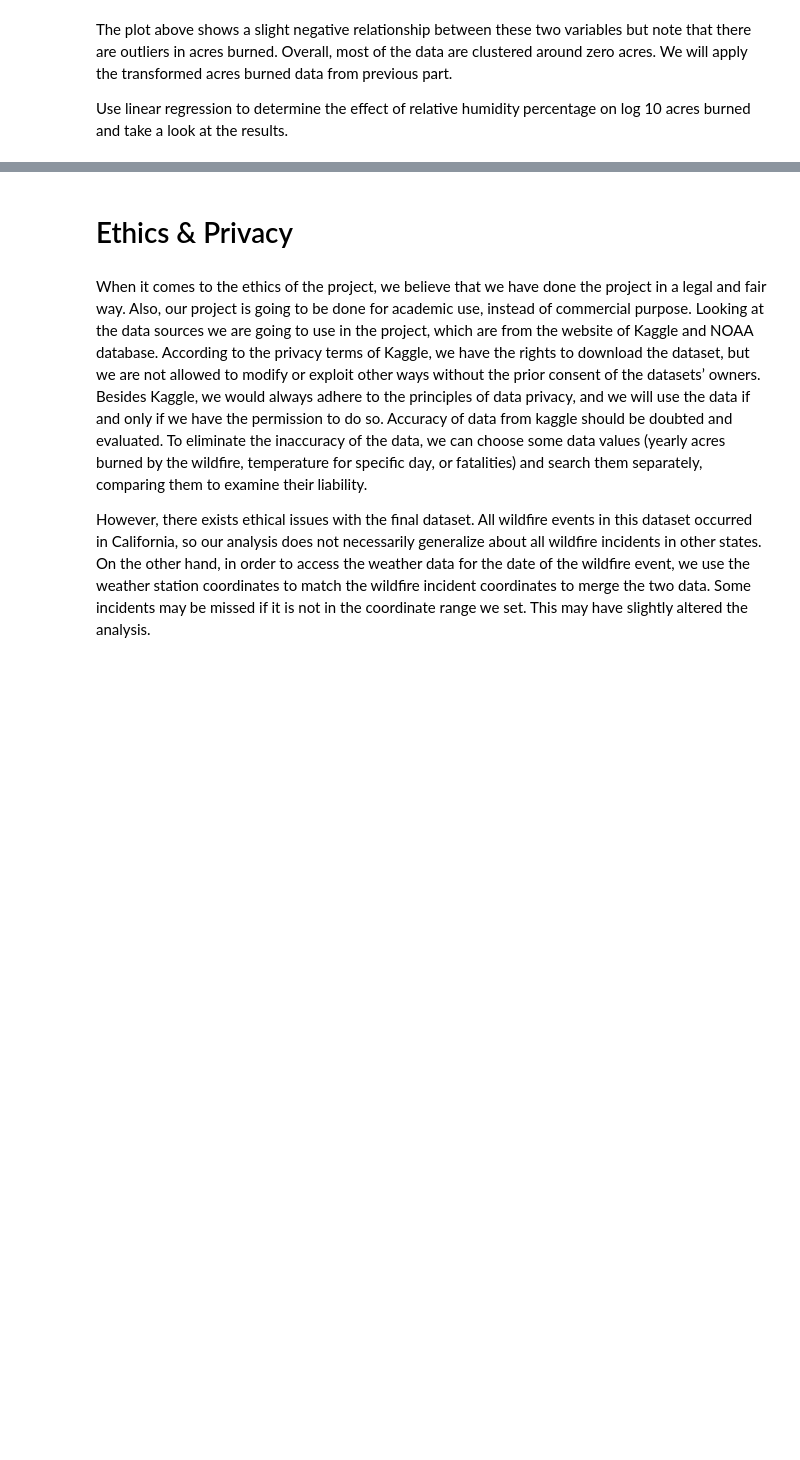
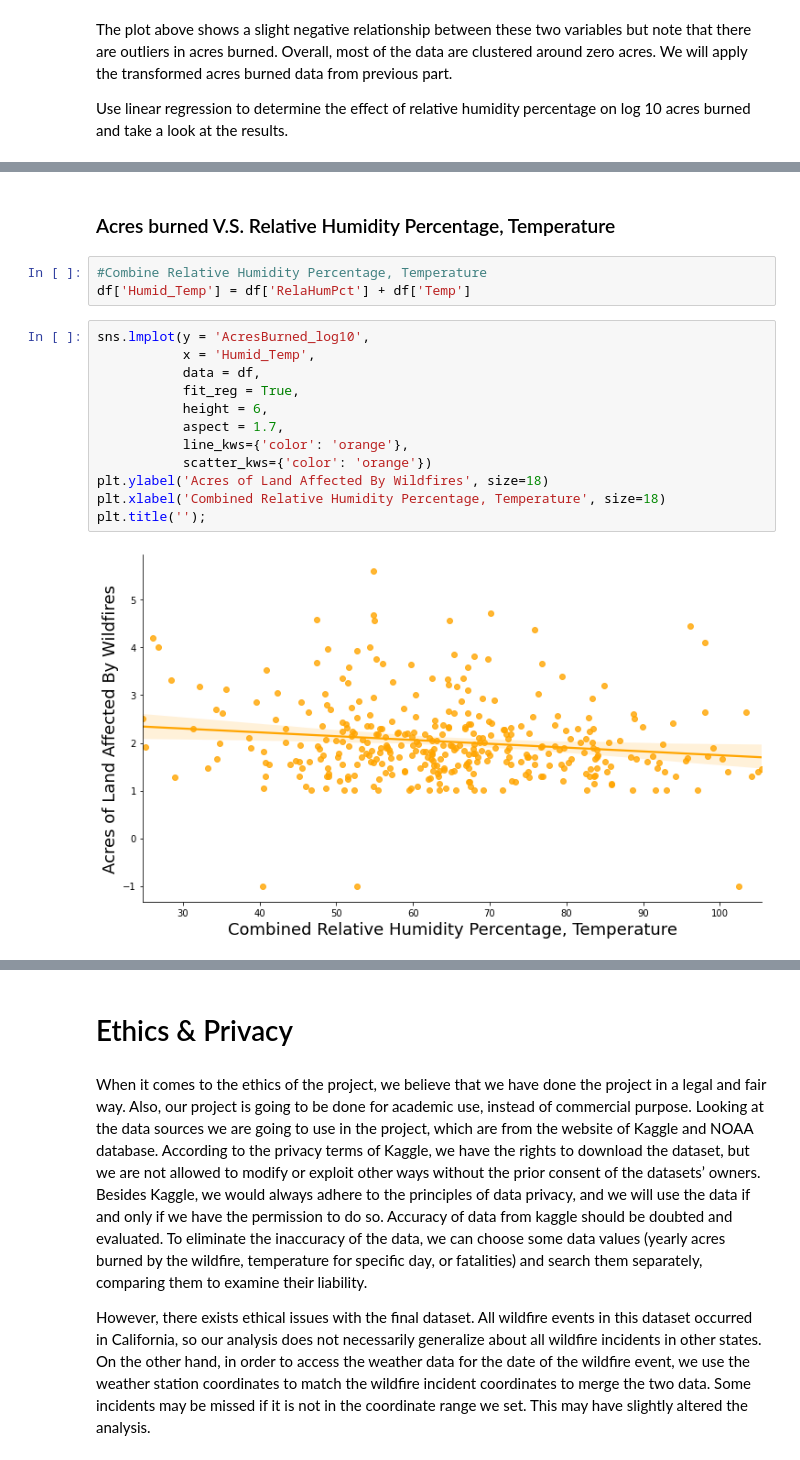
Before and after one commit to vikizzz/Analysis-on-the-Scale-of-Wildfire-Incident-in-California, a Jupyter notebook: FinalProject_group010.ipynb, the cells around one changed output, grey strips where cells are left out. Cells and saved outputs as stored; diff of their text form; blank space fills up the shorter version.

```diff
--- a/FinalProject_group010.ipynb
+++ b/FinalProject_group010.ipynb
@@ -729,0 +790,19 @@ Therefore, we conclude that there is a significant relationship between the numb
+# %% [markdown]
+### Acres burned V.S. Relative Humidity Percentage, Temperature
+# %%
+#Combine Relative Humidity Percentage, Temperature
+df['Humid_Temp'] = df['RelaHumPct'] + df['Temp']
+# %%
+sns.lmplot(y = 'AcresBurned_log10',
+           x = 'Humid_Temp',
+           data = df,
+           fit_reg = True,
+           height = 6,
+           aspect = 1.7,
+           line_kws={'color': 'orange'},
+           scatter_kws={'color': 'orange'})
+plt.ylabel('Acres of Land Affected By Wildfires', size=18)
+plt.xlabel('Combined Relative Humidity Percentage, Temperature', size=18)
+plt.title('');
+# %% [output]
+[figure, added]
```
Also changed, not shown: parts of 33 cells of this notebook.
